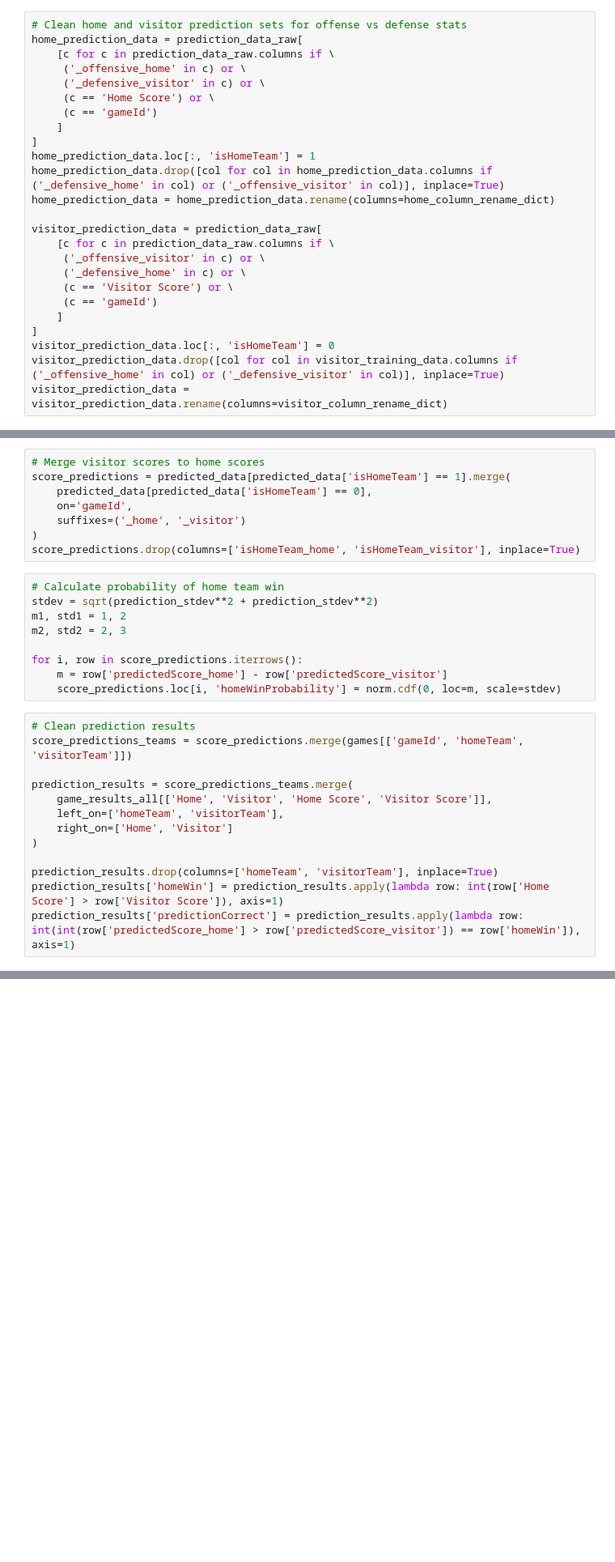
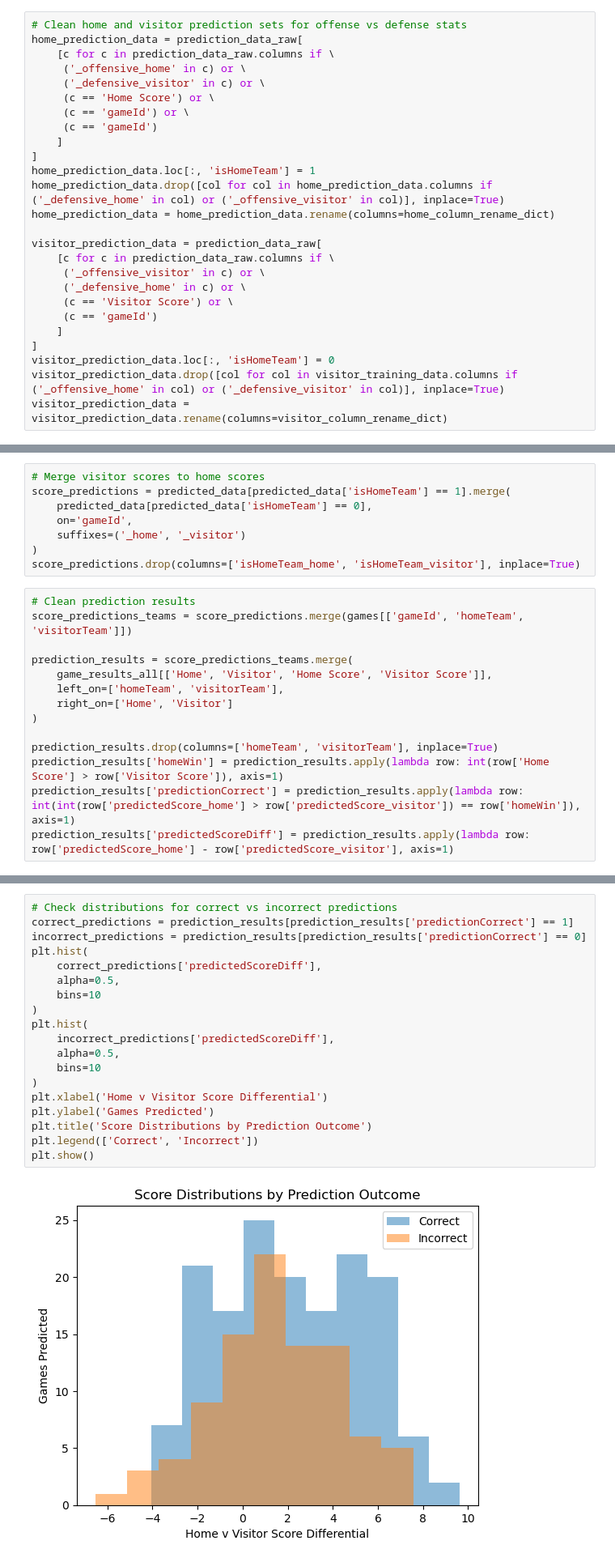
Before and after one commit to DennisKreger/NFL_Performance_Linemen, a Jupyter notebook: ml/secondary-model-win-prediction-linear-regression.ipynb, the cells around one changed output, grey strips where cells are left out. Shown: that part at 81% size. Saved outputs shown, nothing was run; the diff lists cells and outputs as text; blank space fills up the shorter version.

Commit message:
Added statistical analysis for prediction confidence.

```diff
--- a/ml/secondary-model-win-prediction-linear-regression.ipynb
+++ b/ml/secondary-model-win-prediction-linear-regression.ipynb
@@ -175,6 +187,7 @@ home_prediction_data = prediction_data_raw[
      ('_offensive_home' in c) or \
      ('_defensive_visitor' in c) or \
      (c == 'Home Score') or \
+     (c == 'gameId') or \
      (c == 'gameId')
     ]
 ]
@@ -209,15 +238,6 @@ score_predictions = predicted_data[predicted_data['isHomeTeam'] == 1].merge(
     suffixes=('_home', '_visitor')
 )
 score_predictions.drop(columns=['isHomeTeam_home', 'isHomeTeam_visitor'], inplace=True)
-# %%
-# Calculate probability of home team win
-stdev = sqrt(prediction_stdev**2 + prediction_stdev**2)
-m1, std1 = 1, 2
-m2, std2 = 2, 3
-
-for i, row in score_predictions.iterrows():
-    m = row['predictedScore_home'] - row['predictedScore_visitor']
-    score_predictions.loc[i, 'homeWinProbability'] = norm.cdf(0, loc=m, scale=stdev)
 # %%
 # Clean prediction results
 score_predictions_teams = score_predictions.merge(games[['gameId', 'homeTeam', 'visitorTeam']])
@@ -231,3 +251,4 @@ prediction_results = score_predictions_teams.merge(
 prediction_results.drop(columns=['homeTeam', 'visitorTeam'], inplace=True)
 prediction_results['homeWin'] = prediction_results.apply(lambda row: int(row['Home Score'] > row['Visitor Score']), axis=1)
 prediction_results['predictionCorrect'] = prediction_results.apply(lambda row: int(int(row['predictedScore_home'] > row['predictedScore_visitor']) == row['homeWin']), axis=1)
+prediction_results['predictedScoreDiff'] = prediction_results.apply(lambda row: row['predictedScore_home'] - row['predictedScore_visitor'], axis=1)
@@ -278,0 +264,21 @@ plt.show()
+# %%
+# Check distributions for correct vs incorrect predictions
+correct_predictions = prediction_results[prediction_results['predictionCorrect'] == 1]
+incorrect_predictions = prediction_results[prediction_results['predictionCorrect'] == 0]
+plt.hist(
+    correct_predictions['predictedScoreDiff'],
+    alpha=0.5,
+    bins=10
+)
+plt.hist(
+    incorrect_predictions['predictedScoreDiff'],
+    alpha=0.5,
+    bins=10
+)
+plt.xlabel('Home v Visitor Score Differential')
+plt.ylabel('Games Predicted')
+plt.title('Score Distributions by Prediction Outcome')
+plt.legend(['Correct', 'Incorrect'])
+plt.show()
+# %% [output]
+[figure, added]
```
Also changed, not shown: parts of 14 cells of this notebook, 1 other file.
